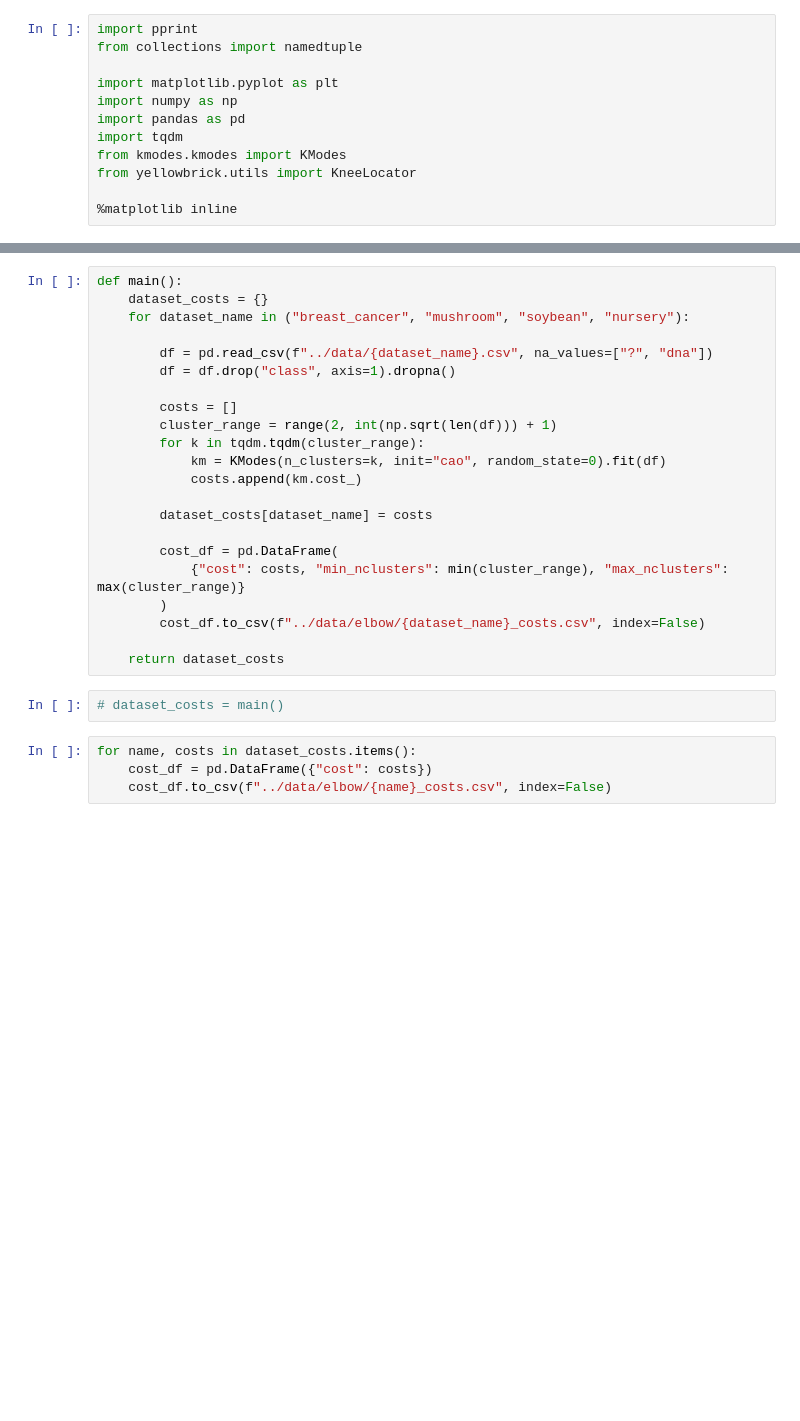
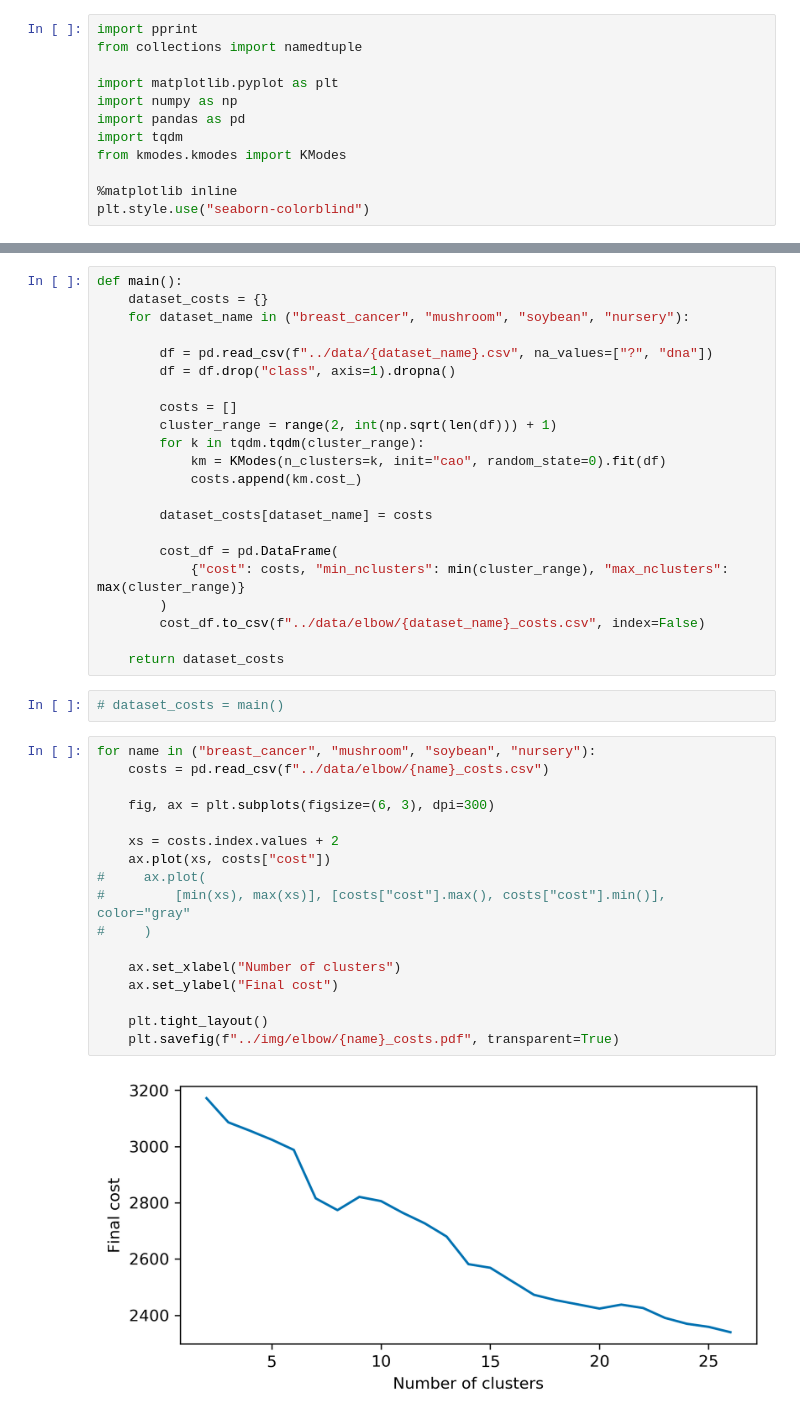
Before and after one commit to daffidwilde/kmodes-init-paper, a Jupyter notebook: nbs/summarise_datasets.ipynb, the cells around one changed output, grey strips where cells are left out. Cells and saved outputs as stored; diff of their text form; blank space fills up the shorter version.

Commit message:
Update all assets to reflect new elbow method.

```diff
--- a/nbs/summarise_datasets.ipynb
+++ b/nbs/summarise_datasets.ipynb
@@ -7,9 +7,9 @@ import numpy as np
 import pandas as pd
 import tqdm
 from kmodes.kmodes import KModes
-from yellowbrick.utils import KneeLocator
 
 %matplotlib inline
+plt.style.use("seaborn-colorblind")
 # %%
 Summary = namedtuple(
     "Summary",
@@ -91,7 +91,22 @@ def main():
     return dataset_costs
 # %%
 # dataset_costs = main()
-# %%
-for name, costs in dataset_costs.items():
-    cost_df = pd.DataFrame({"cost": costs})
-    cost_df.to_csv(f"../data/elbow/{name}_costs.csv", index=False)
+# %%
+for name in ("breast_cancer", "mushroom", "soybean", "nursery"):
+    costs = pd.read_csv(f"../data/elbow/{name}_costs.csv")
+
+    fig, ax = plt.subplots(figsize=(6, 3), dpi=300)
+
+    xs = costs.index.values + 2
+    ax.plot(xs, costs["cost"])
+#     ax.plot(
+#         [min(xs), max(xs)], [costs["cost"].max(), costs["cost"].min()], color="gray"
+#     )
+
+    ax.set_xlabel("Number of clusters")
+    ax.set_ylabel("Final cost")
+
+    plt.tight_layout()
+    plt.savefig(f"../img/elbow/{name}_costs.pdf", transparent=True)
+# %% [output]
+[figure, added]
```
Also changed, not shown: parts of 3 cells of this notebook, 33 other files.
